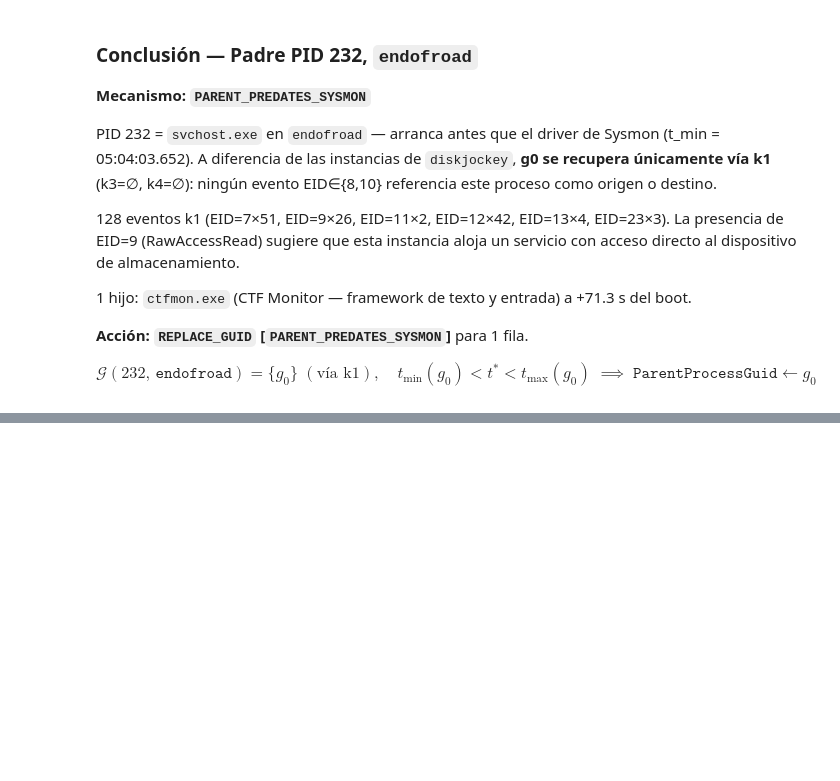
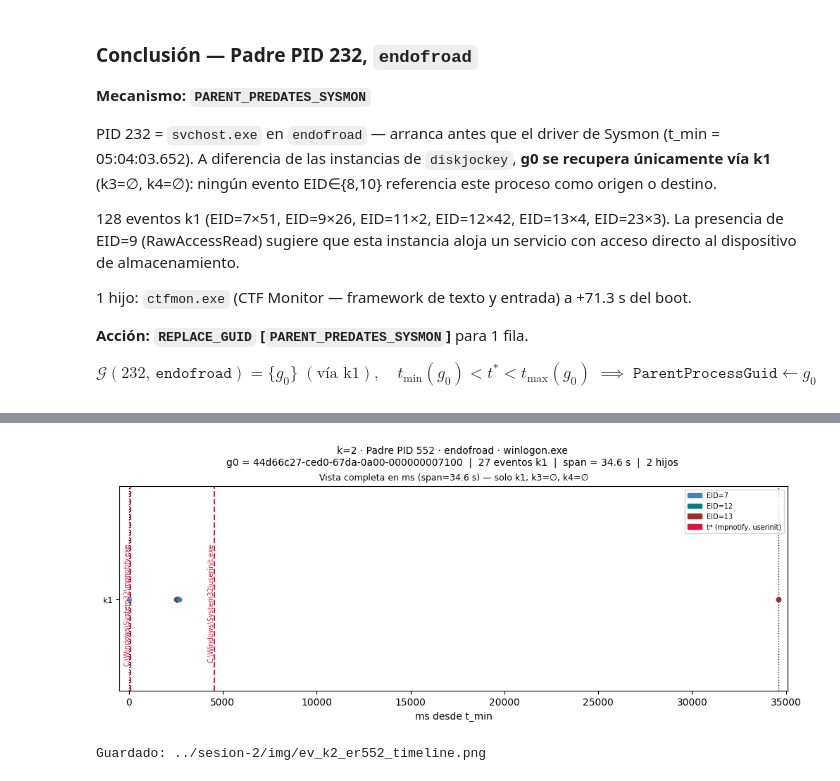
Before and after one commit to ollerenac/curso2026, a Jupyter notebook: sesion-2/9_enfoque_B.ipynb, the cells around one changed output, grey strips where cells are left out. Drawn from its saved outputs; the diff is of its cells as text; code cells hidden in the pictures; blank space fills up the shorter version.

```diff
--- a/sesion-2/9_enfoque_B.ipynb
+++ b/sesion-2/9_enfoque_B.ipynb
@@ -4916,0 +4979,48 @@ $$
+# %%
+import matplotlib.pyplot as plt
+import matplotlib.patches as mpatches
+
+OUT = '../sesion-2/img/ev_k2_er552_timeline.png'
+
+ev_k1_er552 = df[~df['EventID'].isin([8,10]) & (df['ProcessGuid']==g0_er552)].copy()
+
+t0_er552 = t_min_er552
+def ms_er552(t): return (pd.Timestamp(t) - t0_er552).total_seconds() * 1000
+
+colors_eid = {7:'steelblue', 12:'teal', 13:'brown'}
+
+fig, ax = plt.subplots(figsize=(10, 4), constrained_layout=True)
+fig.suptitle(f'k=2 · Padre PID 552 · endofroad · winlogon.exe\n'
+             f'g0 = {g0_er552}  |  {len(ev_k1_er552)} eventos k1  |  span = {span_s_er552:.1f} s  |  2 hijos',
+             fontsize=10)
+
+ax.set_title('Vista completa en ms (span=34.6 s) — solo k1; k3=∅, k4=∅', fontsize=9)
+for _, row in ev_k1_er552.iterrows():
+    if pd.isna(row['ts']): continue
+    ax.scatter(ms_er552(row['ts']), 0,
+               color=colors_eid.get(int(row['EventID']), 'gray'),
+               marker='o', s=20, alpha=0.7, zorder=3)
+for _, row in sent_er552.iterrows():
+    x = ms_er552(row['ts'])
+    lbl = str(row['Image']).split('\\\\')[-1]
+    ax.axvline(x, color='crimson', lw=1.5, ls='--')
+    ax.text(x, 0.25, lbl, rotation=90, fontsize=7,
+            color='crimson', va='top', ha='right')
+ax.axvline(0,                          color='black', lw=1, ls=':')
+ax.axvline(span_s_er552 * 1000,        color='black', lw=1, ls=':')
+
+eid_in = [e for e in sorted(colors_eid) if e in ev_k1_er552['EventID'].values]
+patches = [mpatches.Patch(color=colors_eid[e], label=f'EID={e}') for e in eid_in]
+patches += [mpatches.Patch(color='crimson', label='t* (mpnotify, userinit)')]
+ax.legend(handles=patches, fontsize=7, loc='upper right')
+ax.set_xlim(-500, span_s_er552 * 1000 + 500)
+ax.set_ylim(-0.4, 0.5)
+ax.set_yticks([0]); ax.set_yticklabels(['k1'], fontsize=8)
+ax.set_xlabel('ms desde t_min')
+
+fig.savefig(OUT, dpi=150, bbox_inches='tight')
+plt.show()
+print(f'Guardado: {OUT}')
+# %% [output]
+[figure, added]
+Guardado: ../sesion-2/img/ev_k2_er552_timeline.png
```
Also changed, not shown: parts of 3 cells of this notebook, 2 other files.
